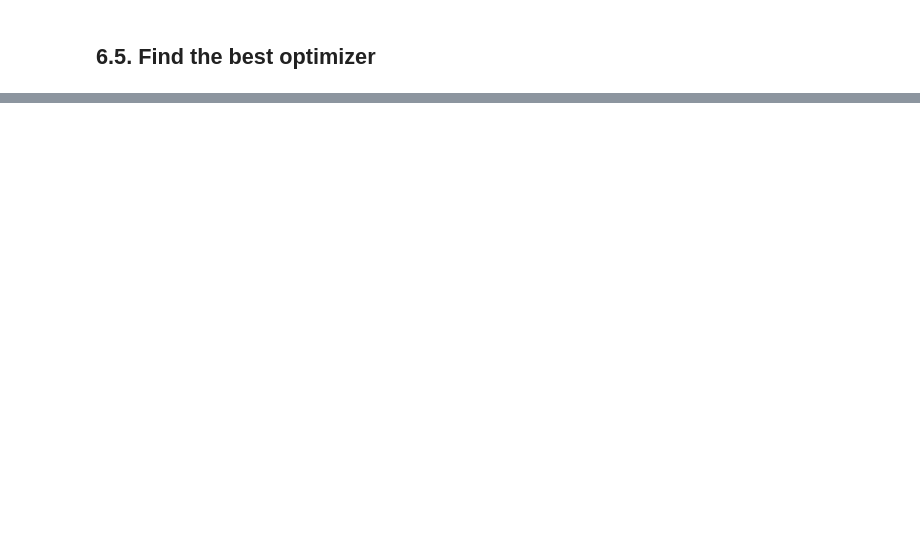
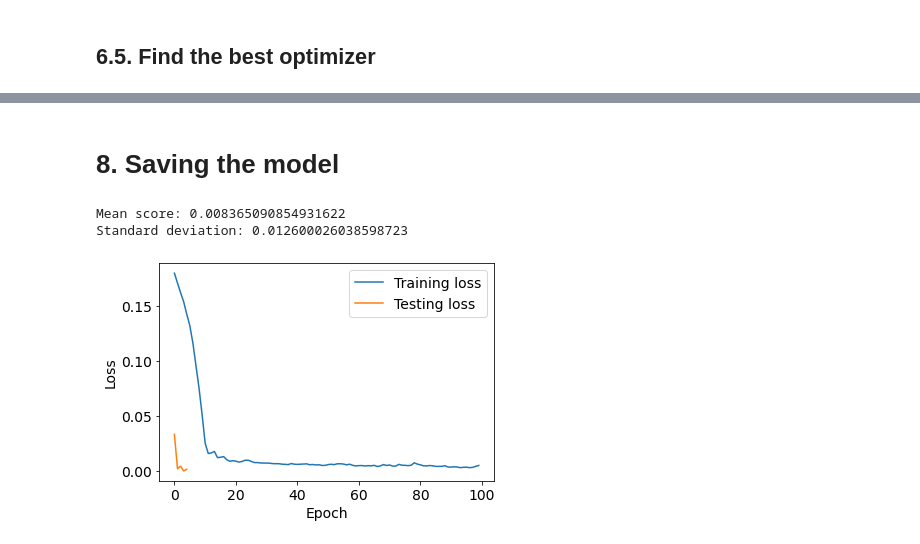
Before and after one commit to andim53/Artificial-Intelligence, a Jupyter notebook: 8_march_2023_making_deep_learning.ipynb, the cells around one changed output, grey strips where cells are left out. Saved outputs shown, nothing was run; the diff lists cells and outputs as text; code cells hidden in the pictures; blank space fills up the shorter version.

```diff
--- a/8_march_2023_making_deep_learning.ipynb
+++ b/8_march_2023_making_deep_learning.ipynb
@@ -510,0 +563,74 @@ Standard deviation: 0.000497025003986527
+# %% [markdown]
+# 8. Saving the model
+# %%
+import numpy as np
+import matplotlib.pyplot as plt
+from tensorflow.keras.models import Sequential, load_model
+from tensorflow.keras.layers import Dense
+from sklearn.model_selection import KFold
+
+# Define the input and output variables
+min_val = -2
+max_val = 2
+num_points = 130
+x = np.linspace(min_val, max_val, num_points)
+y = np.exp(x**2-3)-x**2+1.5
+
+# Define the model architecture
+model = Sequential()
+model.add(Dense(64, input_dim=1, activation='relu'))
+model.add(Dense(64, activation='relu'))
+model.add(Dense(64, activation='relu'))
+model.add(Dense(64, activation='relu'))
+model.add(Dense(64, activation='relu'))
+model.add(Dense(1))
+
+# Compile the model
+model.compile(loss='mse', optimizer='adam')
+
+# Define the number of folds for cross-validation
+kfold = KFold(n_splits=5, shuffle=True)
+
+# Define lists to track the loss on the training and testing sets
+train_losses = []
+test_losses = []
+
+# Perform cross-validation
+for train_index, test_index in kfold.split(x):
+    # Split the data into training and testing sets
+    x_train, x_test = x[train_index], x[test_index]
+    y_train, y_test = y[train_index], y[test_index]
+
+    # Fit the model on the training set
+    history = model.fit(x_train, y_train, epochs=100, batch_size=32, verbose=0)
+
+    # Record the loss on the training and testing sets at each epoch
+    train_losses.append(history.history['loss'])
+    test_loss = model.evaluate(x_test, y_test, verbose=0)
+    test_losses.append(test_loss)
+
+# Print the mean and standard deviation of the scores
+print("Mean score:", np.mean(test_losses))
+print("Standard deviation:", np.std(test_losses))
+
+# Plot the learning curve
+train_losses = np.mean(train_losses, axis=0)
+plt.plot(train_losses, label='Training loss')
+plt.plot(test_losses, label='Testing loss')
+plt.xlabel('Epoch')
+plt.ylabel('Loss')
+plt.legend()
+plt.show()
+
+# Save the model
+model.save('my_model.h5')
+
+# Make a random prediction using the saved model
+loaded_model = load_model('my_model.h5')
+input_value = np.random.uniform(min_val, max_val)
+prediction = loaded_model.predict(np.array([input_value]))
+print("Prediction for input value {}: {}".format(input_value, prediction))
+# %% [output]
+Mean score: 0.008365090854931622
+Standard deviation: 0.012600026038598723
+[figure, added]
```
Also changed, not shown: parts of 12 cells of this notebook.
